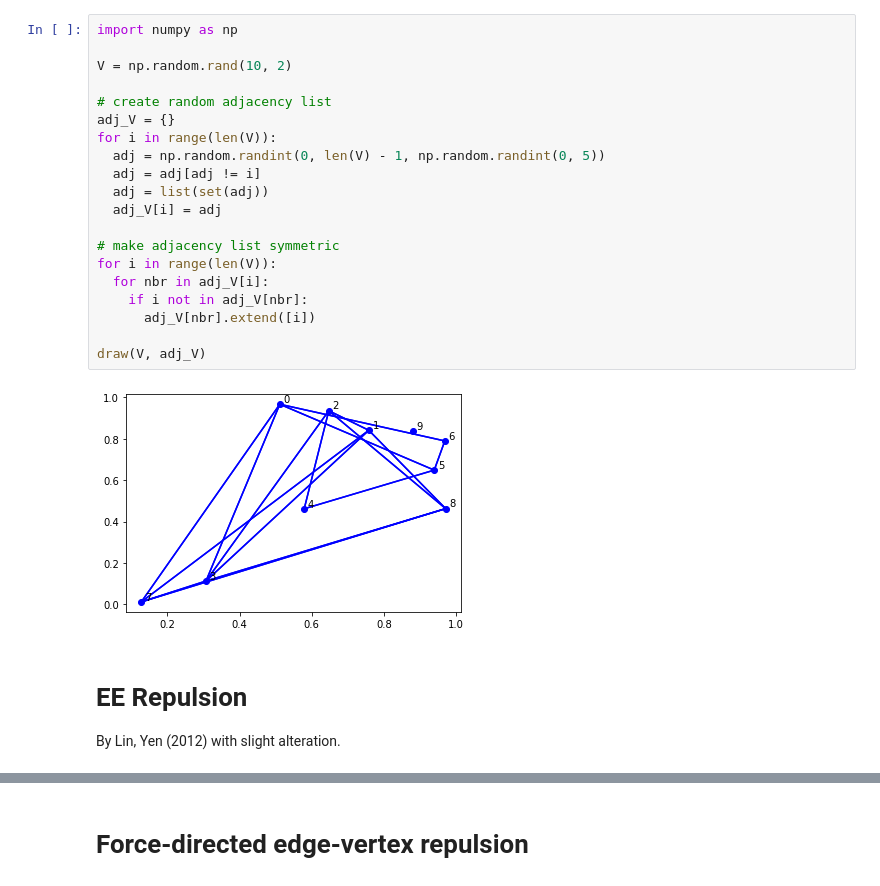
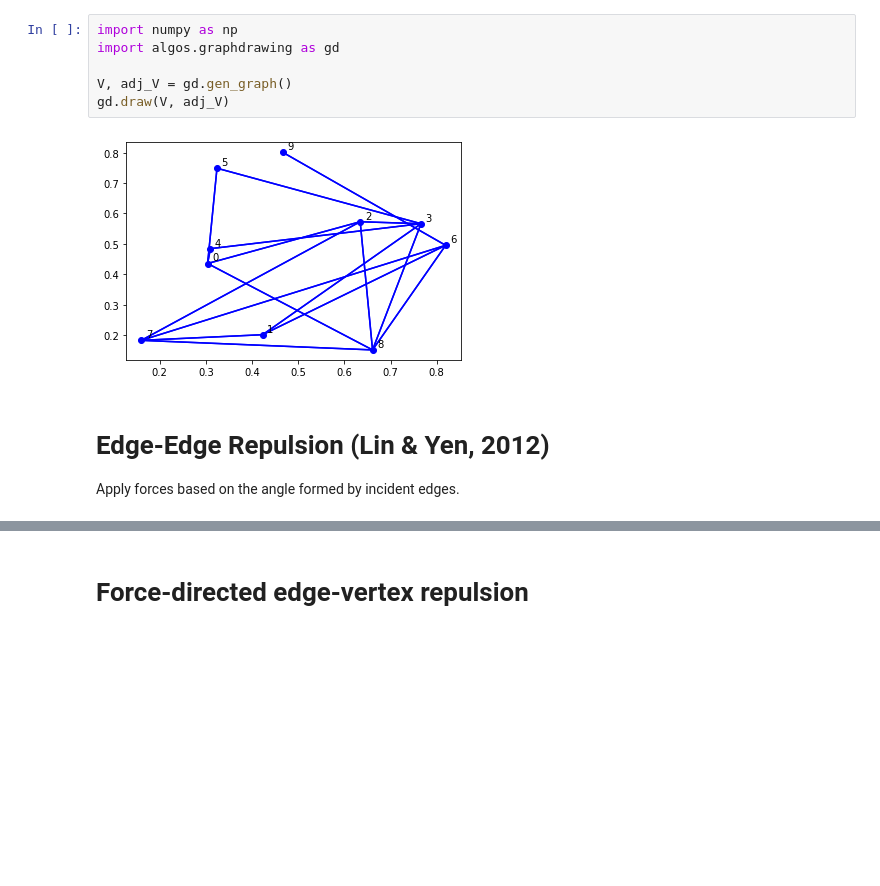
Before and after one commit to chclam/PrettyGD, a Jupyter notebook: graph_drawing_playground.ipynb, the cells around one changed output, grey strips where cells are left out. Saved outputs shown, nothing was run; the diff lists cells and outputs as text; blank space fills up the shorter version.

```diff
--- a/graph_drawing_playground.ipynb
+++ b/graph_drawing_playground.ipynb
@@ -32,26 +1,12 @@ def bfs(v, adj_V):
 # %%
 import numpy as np
+import algos.graphdrawing as gd
 
-V = np.random.rand(10, 2)
-
-# create random adjacency list
-adj_V = {}
-for i in range(len(V)):
-  adj = np.random.randint(0, len(V) - 1, np.random.randint(0, 5))
-  adj = adj[adj != i]
-  adj = list(set(adj))
-  adj_V[i] = adj
-
-# make adjacency list symmetric
-for i in range(len(V)):
-  for nbr in adj_V[i]:
-    if i not in adj_V[nbr]:
-      adj_V[nbr].extend([i])
-
-draw(V, adj_V)
+V, adj_V = gd.gen_graph()
+gd.draw(V, adj_V)
 # %% [output]
-[figure, old version]
+[figure, new version]
 # %% [markdown]
-# EE Repulsion
-By Lin, Yen (2012) with slight alteration.
+# Edge-Edge Repulsion (Lin & Yen, 2012)
+Apply forces based on the angle formed by incident edges.
 # %%
```
Also changed, not shown: parts of 8 cells of this notebook, 5 other files.
